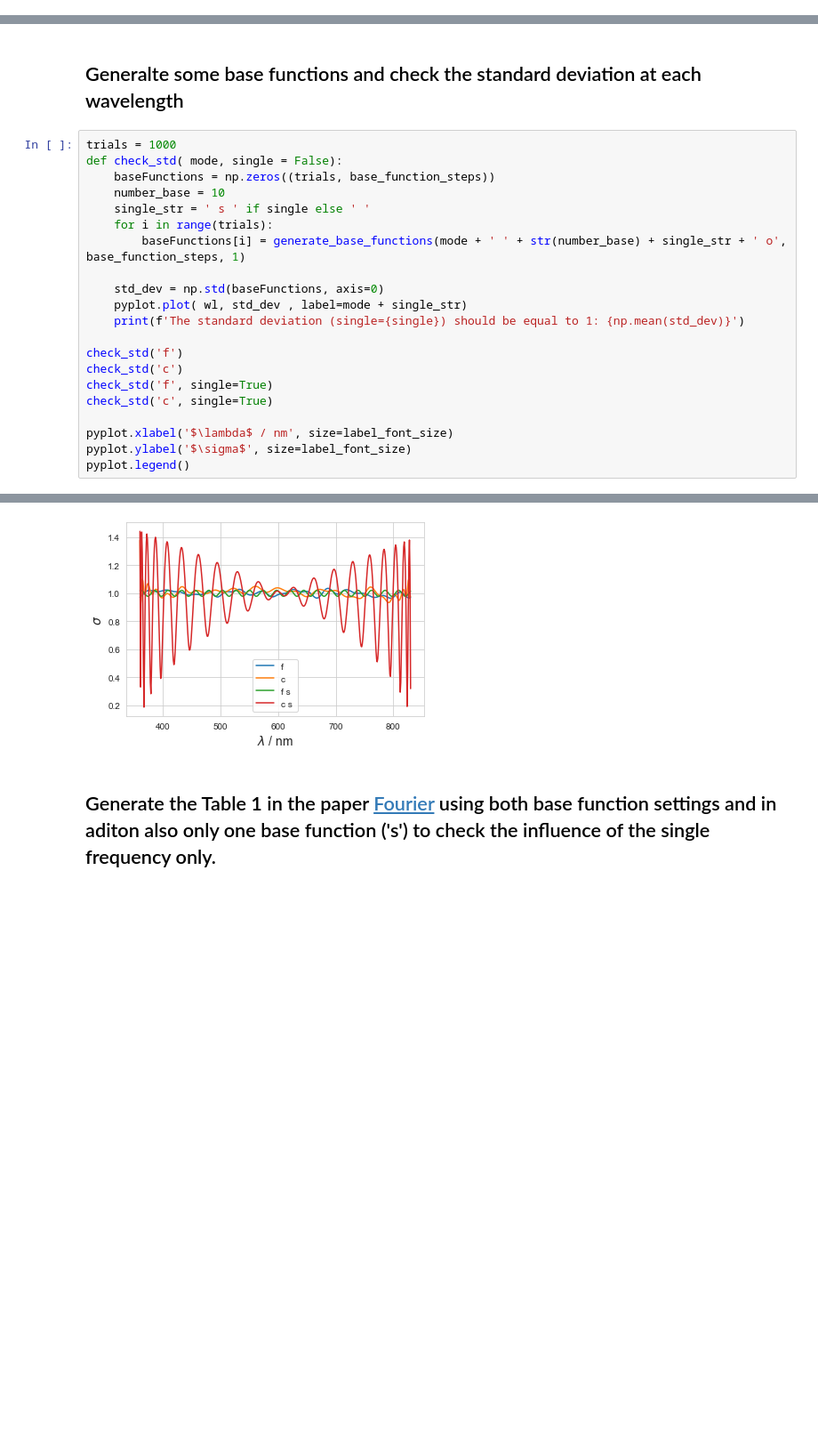
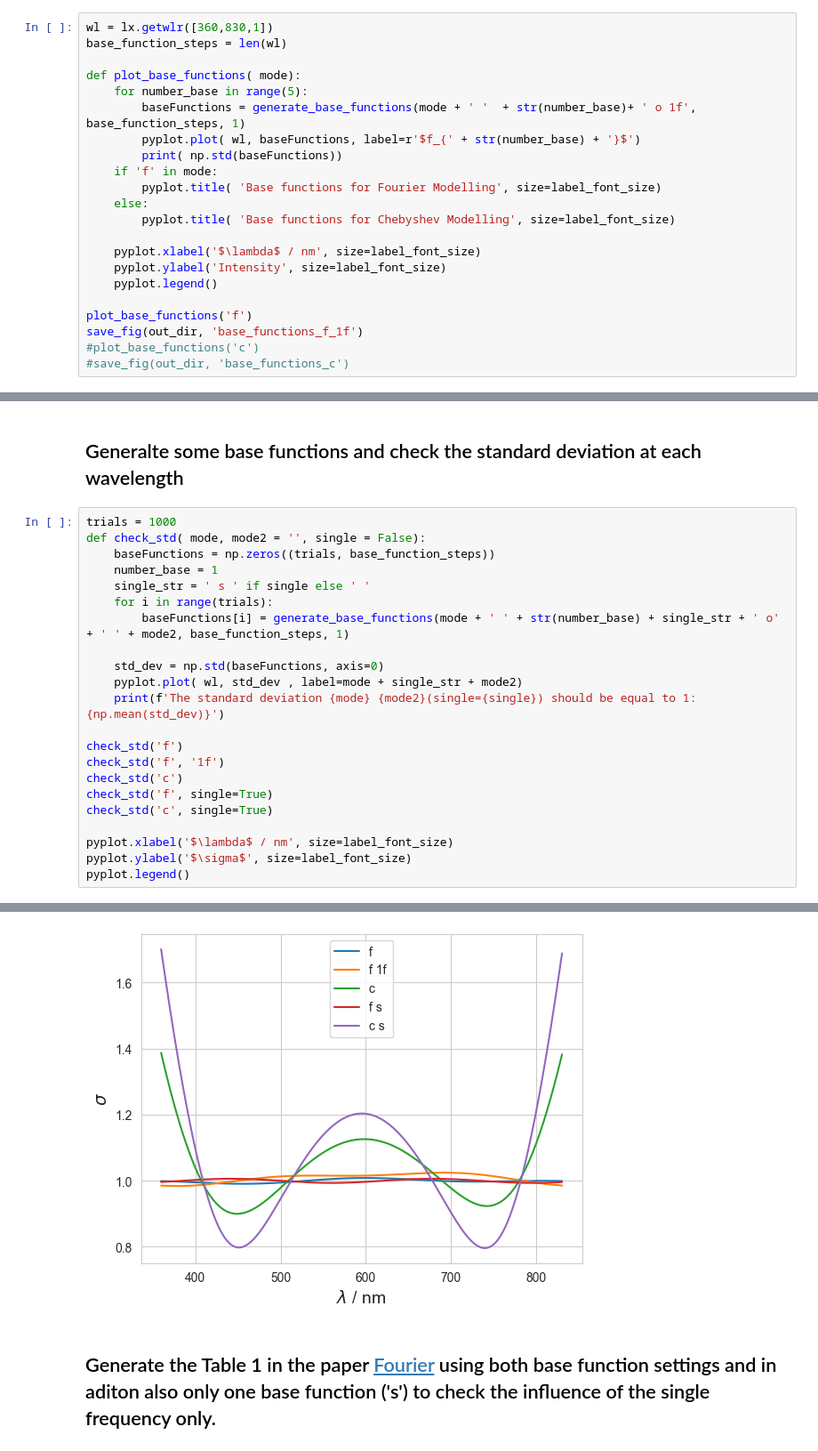
Before and after one commit to empir19nrm02/empir19nrm02, a Jupyter notebook: empir19nrm02/Jupyter/MCSim_Test.ipynb, the cells around one changed output, grey strips where cells are left out. Shown at 89% size. Saved outputs shown, nothing was run; the diff lists cells and outputs as text; blank space fills up the shorter version.

```diff
--- a/empir19nrm02/Jupyter/MCSim_Test.ipynb
+++ b/empir19nrm02/Jupyter/MCSim_Test.ipynb
@@ -278,0 +275,22 @@ save_fig(out_dir, 'base_functions_c')
+# %%
+wl = lx.getwlr([360,830,1])
+base_function_steps = len(wl)
+
+def plot_base_functions( mode):
+    for number_base in range(5):
+        baseFunctions = generate_base_functions(mode + ' '  + str(number_base)+ ' o 1f', base_function_steps, 1)
+        pyplot.plot( wl, baseFunctions, label=r'$f_{' + str(number_base) + '}$')
+        print( np.std(baseFunctions))
+    if 'f' in mode:
+        pyplot.title( 'Base functions for Fourier Modelling', size=label_font_size)
+    else:
+        pyplot.title( 'Base functions for Chebyshev Modelling', size=label_font_size)
+
+    pyplot.xlabel('$\lambda$ / nm', size=label_font_size)
+    pyplot.ylabel('Intensity', size=label_font_size)
+    pyplot.legend()
+
+plot_base_functions('f')
+save_fig(out_dir, 'base_functions_f_1f')
+#plot_base_functions('c')
+#save_fig(out_dir, 'base_functions_c')
@@ -310,18 +335,19 @@ for number_base in range(5):
 ## Generalte some base functions and check the standard deviation at each wavelength
 # %%
 trials = 1000
-def check_std( mode, single = False):
+def check_std( mode, mode2 = '', single = False):
     baseFunctions = np.zeros((trials, base_function_steps))
-    number_base = 10
+    number_base = 1
     single_str = ' s ' if single else ' '
     for i in range(trials):
-        baseFunctions[i] = generate_base_functions(mode + ' ' + str(number_base) + single_str + ' o', base_function_steps, 1)
+        baseFunctions[i] = generate_base_functions(mode + ' ' + str(number_base) + single_str + ' o' + ' ' + mode2, base_function_steps, 1)
 
     std_dev = np.std(baseFunctions, axis=0)
-    pyplot.plot( wl, std_dev , label=mode + single_str)
-    print(f'The standard deviation (single={single}) should be equal to 1: {np.mean(std_dev)}')
+    pyplot.plot( wl, std_dev , label=mode + single_str + mode2)
+    print(f'The standard deviation {mode} {mode2}(single={single}) should be equal to 1: {np.mean(std_dev)}')
 
 check_std('f')
+check_std('f', '1f')
 check_std('c')
 check_std('f', single=True)
 check_std('c', single=True)
@@ -337,5 +364,5 @@ The standard deviation (single=True) should be equal to 1: 0.9737215647086421
 <matplotlib.legend.Legend at 0x...>
-[figure, old version]
+[figure, new version]
 # %% [markdown]
 ## Generate the Table 1 in the paper [Fourier](https://doi.org/10.1088/1681-7575/aa7b39) using both base function settings and in aditon also only one base function ('s') to check the influence of the single frequency only.
 # %%
```
Also changed, not shown: parts of 16 cells of this notebook, 2 other files.
